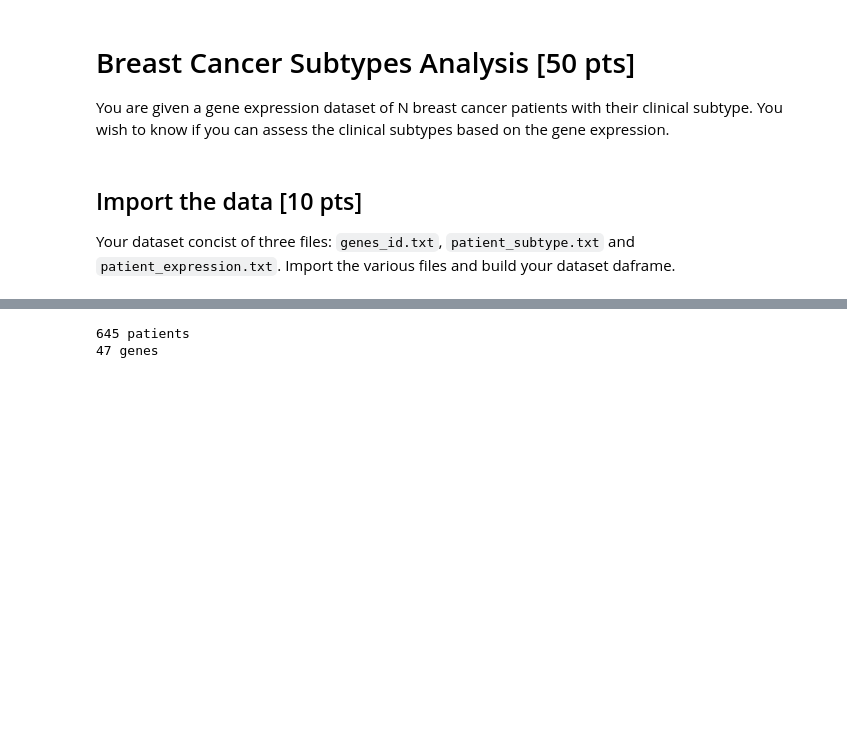
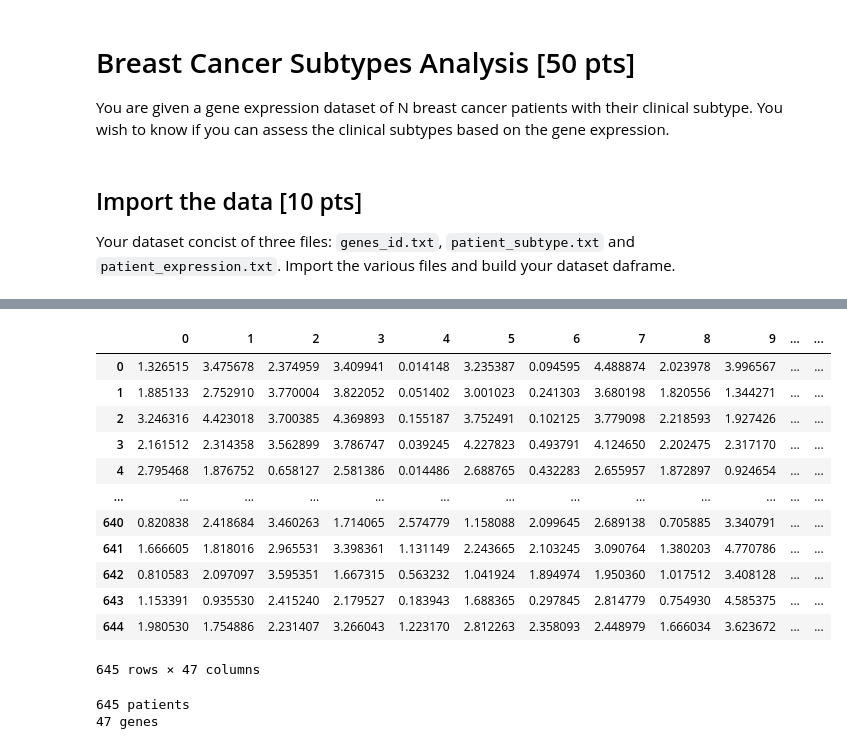
Before and after one commit to Nayaadd/bioinfo_udem, a Jupyter notebook: exercices_student_3.ipynb, the cells around one changed output, grey strips where cells are left out. Drawn from its saved outputs; the diff is of its cells as text; code cells hidden in the pictures; blank space fills up the shorter version.

```diff
--- a/exercices_student_3.ipynb
+++ b/exercices_student_3.ipynb
@@ -66,2 +77,19 @@ patient_subtype
+# %%
+patient_expression = pd.read_csv("patient_expression.txt",sep=" ", header=None)
+patient_expression
+# %% [output]
+|  | 0 | 1 | 2 | 3 | 4 | 5 | 6 | 7 | 8 | 9 | ... | ... |
+| 0 | 1.326515 | 3.475678 | 2.374959 | 3.409941 | 0.014148 | 3.235387 | 0.094595 | 4.488874 | 2.023978 | 3.996567 | ... | ... |
+| 1 | 1.885133 | 2.752910 | 3.770004 | 3.822052 | 0.051402 | 3.001023 | 0.241303 | 3.680198 | 1.820556 | 1.344271 | ... | ... |
+| 2 | 3.246316 | 4.423018 | 3.700385 | 4.369893 | 0.155187 | 3.752491 | 0.102125 | 3.779098 | 2.218593 | 1.927426 | ... | ... |
+| 3 | 2.161512 | 2.314358 | 3.562899 | 3.786747 | 0.039245 | 4.227823 | 0.493791 | 4.124650 | 2.202475 | 2.317170 | ... | ... |
+| 4 | 2.795468 | 1.876752 | 0.658127 | 2.581386 | 0.014486 | 2.688765 | 0.432283 | 2.655957 | 1.872897 | 0.924654 | ... | ... |
+| ... | ... | ... | ... | ... | ... | ... | ... | ... | ... | ... | ... | ... |
+| 640 | 0.820838 | 2.418684 | 3.460263 | 1.714065 | 2.574779 | 1.158088 | 2.099645 | 2.689138 | 0.705885 | 3.340791 | ... | ... |
+| 641 | 1.666605 | 1.818016 | 2.965531 | 3.398361 | 1.131149 | 2.243665 | 2.103245 | 3.090764 | 1.380203 | 4.770786 | ... | ... |
+| 642 | 0.810583 | 2.097097 | 3.595351 | 1.667315 | 0.563232 | 1.041924 | 1.894974 | 1.950360 | 1.017512 | 3.408128 | ... | ... |
+| 643 | 1.153391 | 0.935530 | 2.415240 | 2.179527 | 0.183943 | 1.688365 | 0.297845 | 2.814779 | 0.754930 | 4.585375 | ... | ... |
+| 644 | 1.980530 | 1.754886 | 2.231407 | 3.266043 | 1.223170 | 2.812263 | 2.358093 | 2.448979 | 1.666034 | 3.623672 | ... | ... |
+645 rows × 47 columns
 # %%
 ### How many patients are you considering?
```
Also changed, not shown: parts of 29 cells of this notebook.
